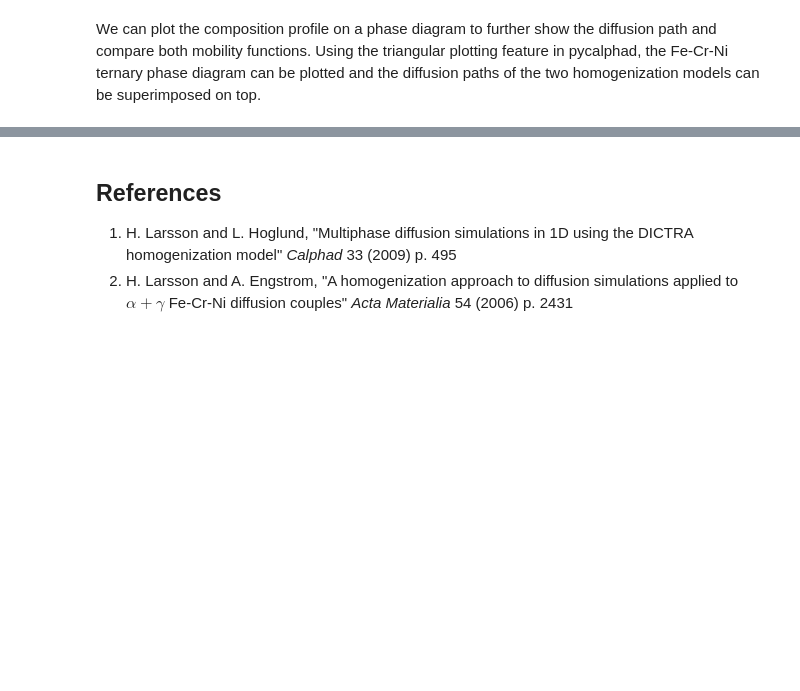
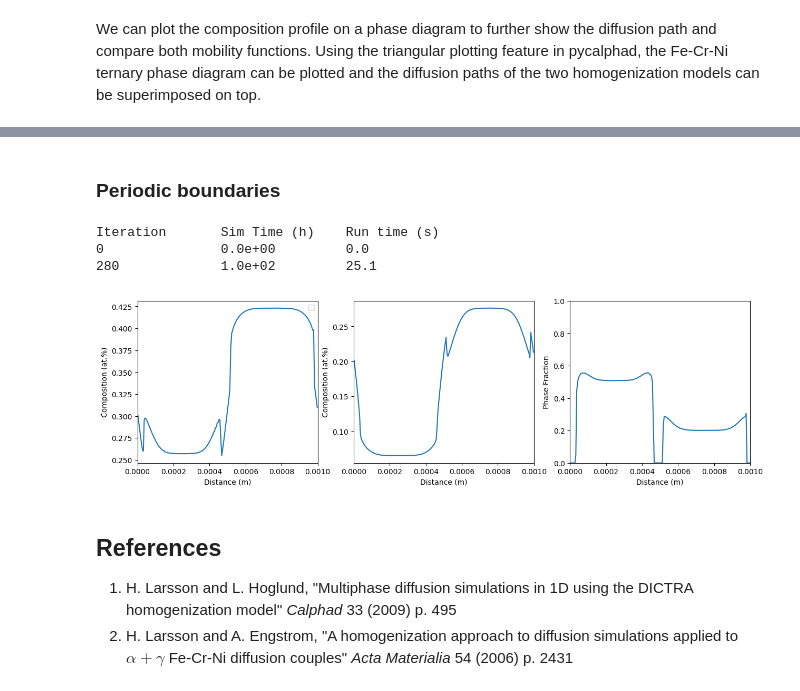
Before and after one commit to materialsgenomefoundation/kawin, a Jupyter notebook: examples/07_Homogenization_Model.ipynb, the cells around one changed output, grey strips where cells are left out. Drawn from its saved outputs; the diff is of its cells as text; code cells hidden in the pictures; blank space fills up the shorter version.

```diff
--- a/examples/07_Homogenization_Model.ipynb
+++ b/examples/07_Homogenization_Model.ipynb
@@ -135,3 +135,29 @@ plt.show()
+# %% [markdown]
+### Periodic boundaries
+# %%
+fig, ax = plt.subplots(1,3, figsize=(15,4))
+m = HomogenizationModel([0, 1e-3], 200, elements, phases)
+m.setPeriodicBoundary()
+m.setCompositionStep(0.257, 0.423, 5e-4, 'CR')
+m.setCompositionStep(0.065, 0.276, 5e-4, 'NI')
+m.setTemperature(1100+273.15)
+m.setThermodynamics(therm)
+m.eps = 0.01
+
+m.setMobilityFunction('hashin lower')
+m.solve(100*3600, solverType=SolverType.EXPLICITEULER, verbose=True, vIt=500)
+
+m.plot(ax[0], plotElement='CR')
+m.plot(ax[1], plotElement='NI')
+m.plotPhases(ax[2], plotPhase='BCC_A2')
+
+ax[0].legend()
+plt.show()
+# %% [output]
+Iteration       Sim Time (h)    Run time (s)
+0               0.0e+00         0.0
+280             1.0e+02         25.1
+[figure, added]
 # %% [markdown]
 ## References
 
```
Also changed, not shown: parts of 4 cells of this notebook, 8 other files.
